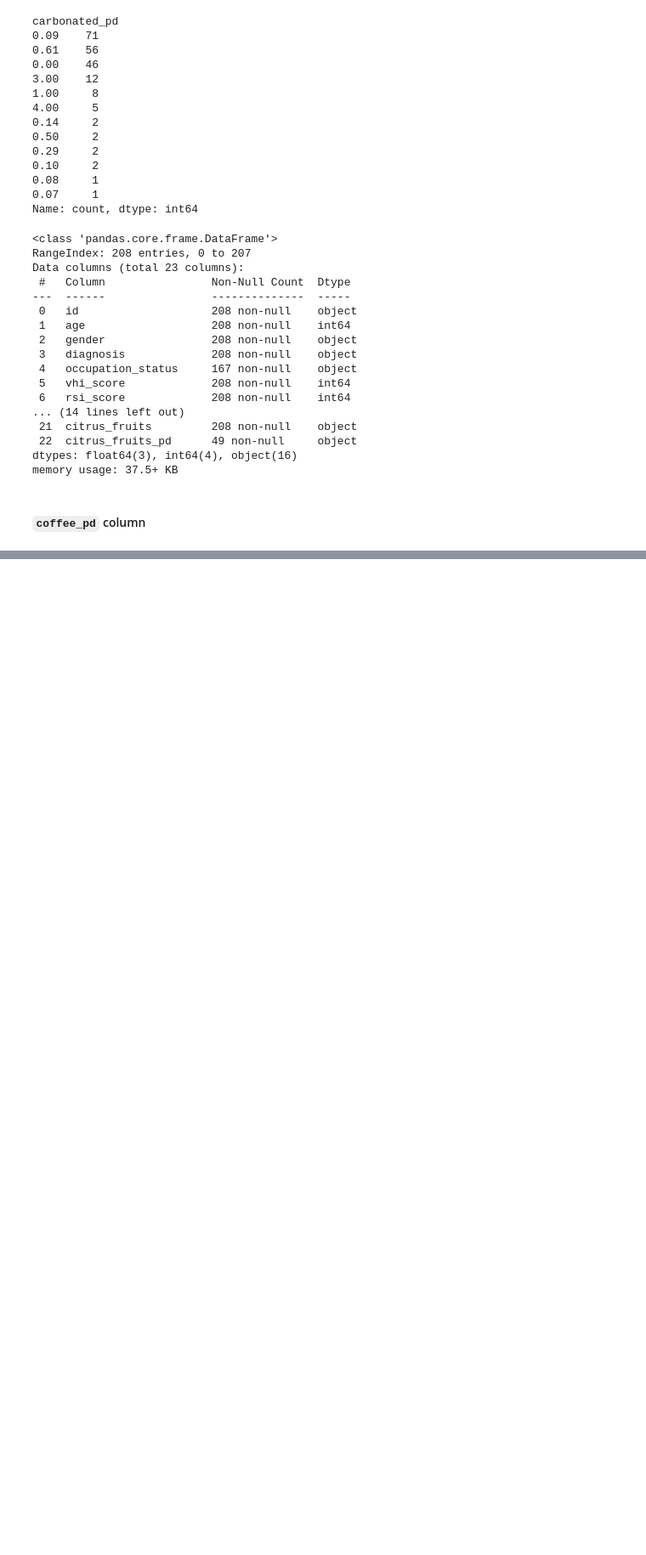
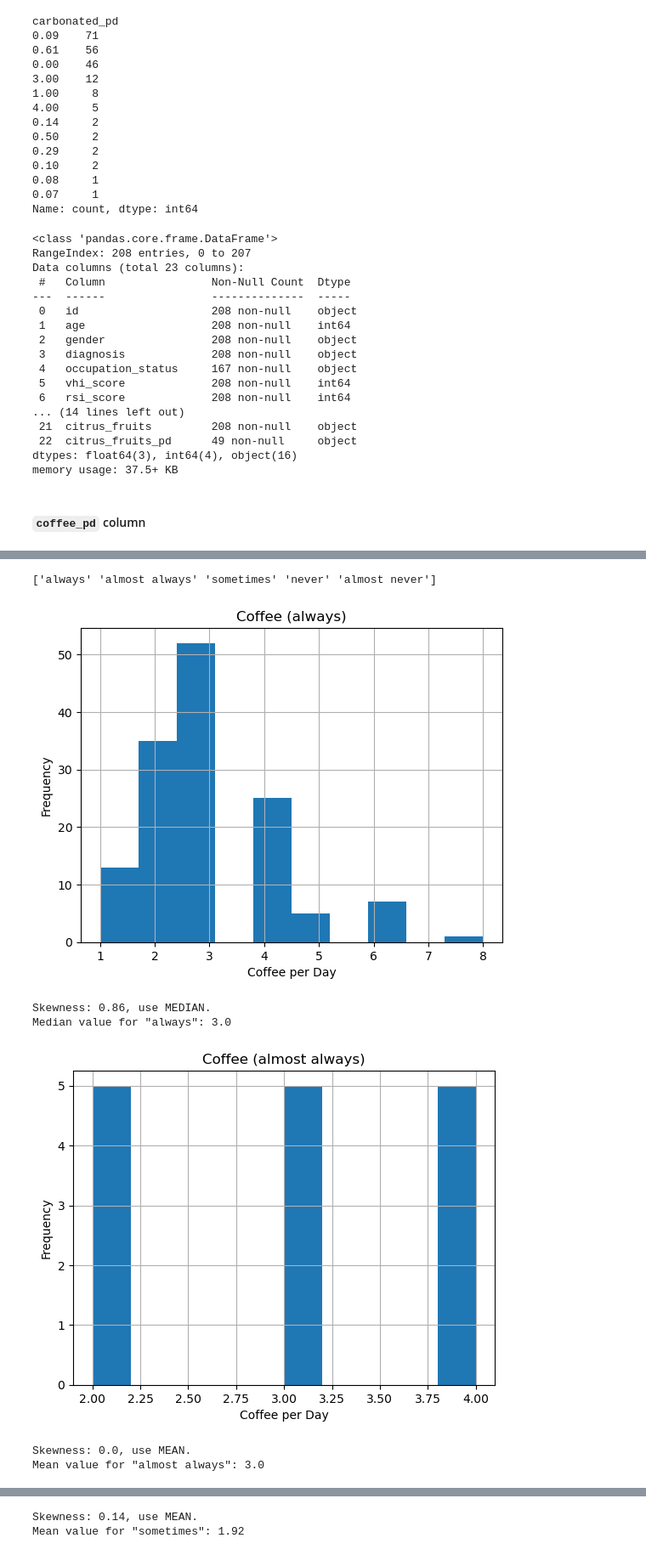
Before and after one commit to alyssahondrade/ml-perspectives-on-voice-disorder-diagnosis, a Jupyter notebook: 02_data_cleaning_V2.ipynb, the cells around one changed output, grey strips where cells are left out. Shown at 85% size. Saved outputs shown, nothing was run; the diff lists cells and outputs as text; code cells hidden in the pictures; blank space fills up the shorter version.

Commit message:
fixed coffee column

```diff
--- a/02_data_cleaning_V2.ipynb
+++ b/02_data_cleaning_V2.ipynb
@@ -1049,0 +1079,11 @@ memory usage: 37.5+ KB
+# %%
+# Use the imputation() function
+imputation(clean_cat_df, 'coffee', 'coffee_pd')
+# %% [output]
+['always' 'almost always' 'sometimes' 'never' 'almost never']
+[figure, added]
+Skewness: 0.86, use MEDIAN.
+Median value for "always": 3.0
+[figure, added]
+Skewness: 0.0, use MEAN.
+Mean value for "almost always": 3.0
@@ -1049,0 +1091,2 @@ memory usage: 37.5+ KB
+Skewness: 0.14, use MEAN.
+Mean value for "sometimes": 1.92
```
Also changed, not shown: parts of 7 cells of this notebook.
